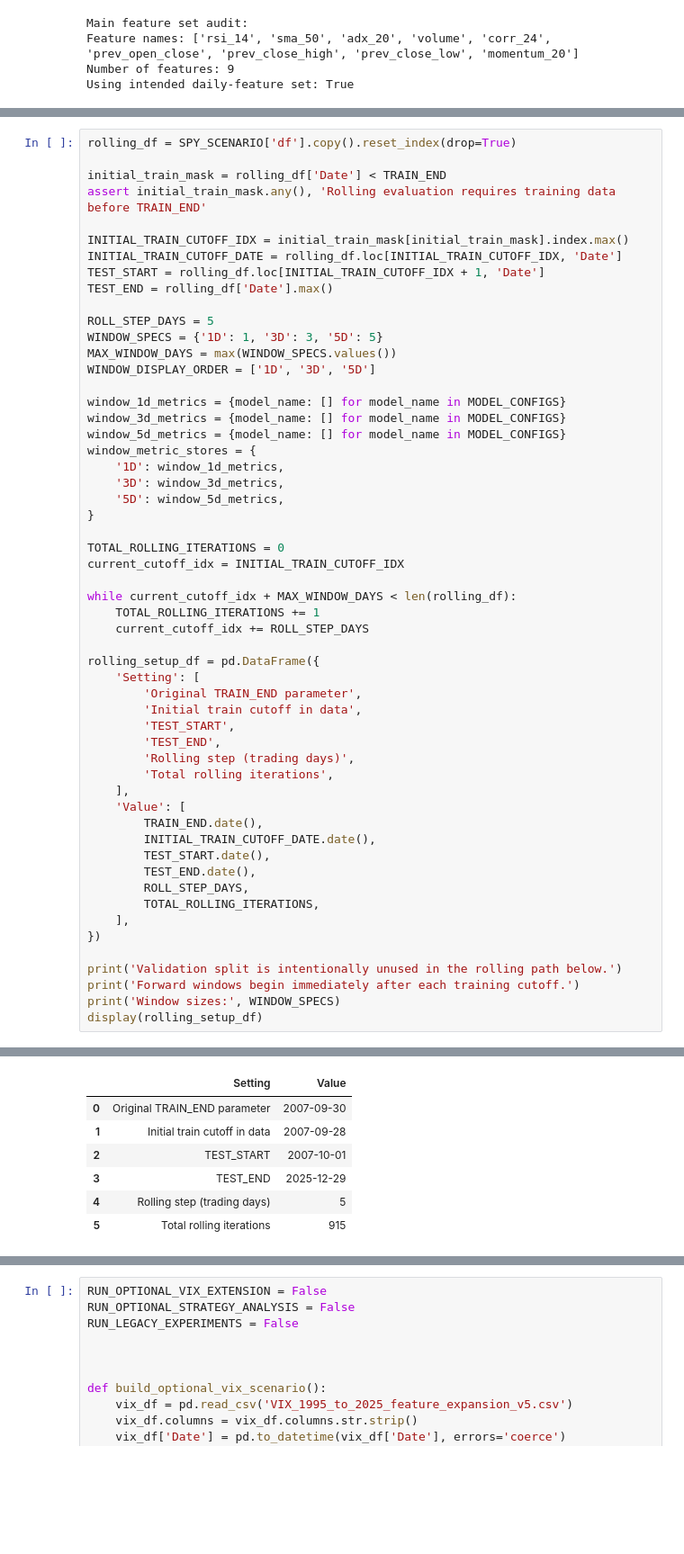
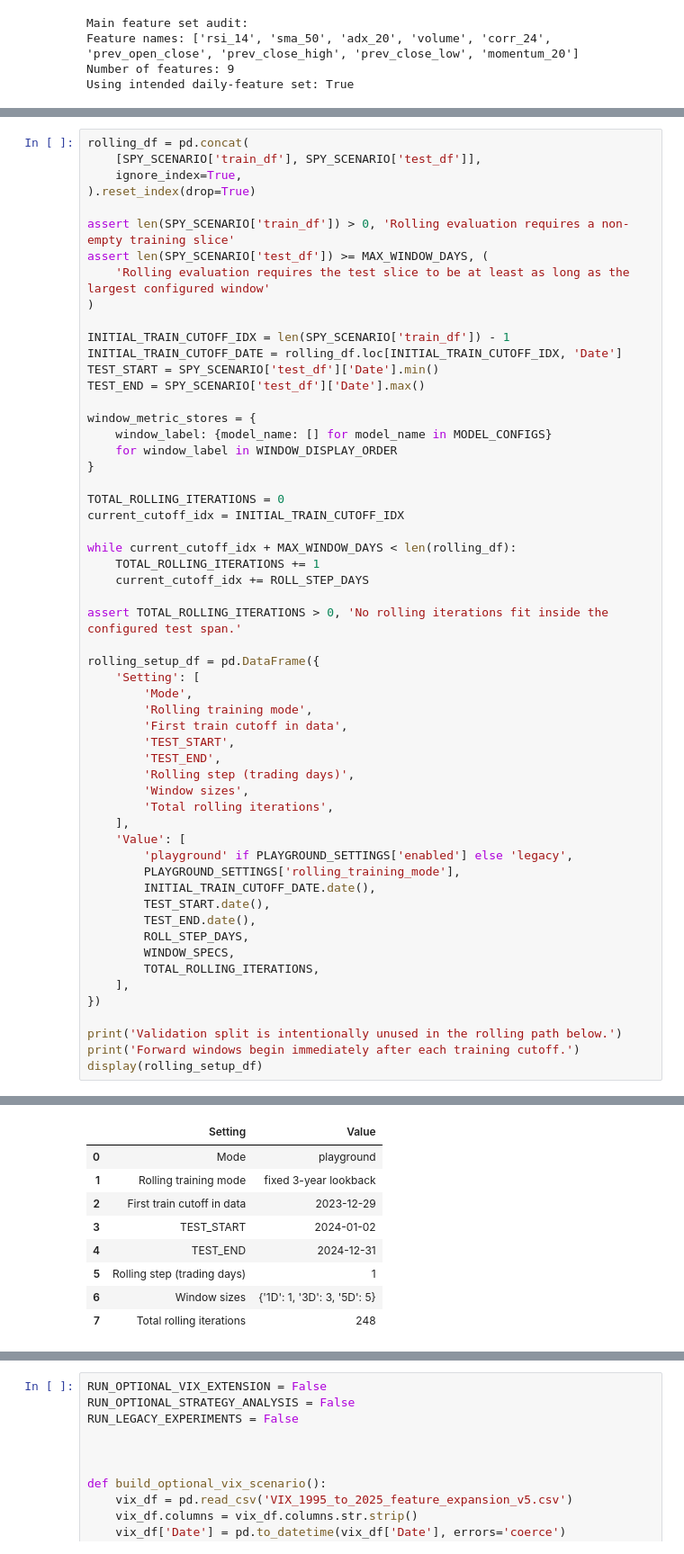
Before and after one commit to SZ330/EE344-Stock-Market-Predictor, a Jupyter notebook: SPY_Predictors_nine_features.ipynb, the cells around one changed output, grey strips where cells are left out. Shown at 90% size. Saved outputs shown, nothing was run; the diff lists cells and outputs as text; blank space fills up the shorter version.

Commit message:
Use immediate predictions over long backtests

```diff
--- a/SPY_Predictors_nine_features.ipynb
+++ b/SPY_Predictors_nine_features.ipynb
@@ -362,26 +551,22 @@ Main comparison is SPY-only and paper-inspired, not a Tesla replication.
 # %%
-rolling_df = SPY_SCENARIO['df'].copy().reset_index(drop=True)
+rolling_df = pd.concat(
+    [SPY_SCENARIO['train_df'], SPY_SCENARIO['test_df']],
+    ignore_index=True,
+).reset_index(drop=True)
 
-initial_train_mask = rolling_df['Date'] < TRAIN_END
-assert initial_train_mask.any(), 'Rolling evaluation requires training data before TRAIN_END'
+assert len(SPY_SCENARIO['train_df']) > 0, 'Rolling evaluation requires a non-empty training slice'
+assert len(SPY_SCENARIO['test_df']) >= MAX_WINDOW_DAYS, (
+    'Rolling evaluation requires the test slice to be at least as long as the largest configured window'
+)
 
-INITIAL_TRAIN_CUTOFF_IDX = initial_train_mask[initial_train_mask].index.max()
+INITIAL_TRAIN_CUTOFF_IDX = len(SPY_SCENARIO['train_df']) - 1
 INITIAL_TRAIN_CUTOFF_DATE = rolling_df.loc[INITIAL_TRAIN_CUTOFF_IDX, 'Date']
-TEST_START = rolling_df.loc[INITIAL_TRAIN_CUTOFF_IDX + 1, 'Date']
-TEST_END = rolling_df['Date'].max()
+TEST_START = SPY_SCENARIO['test_df']['Date'].min()
+TEST_END = SPY_SCENARIO['test_df']['Date'].max()
 
-ROLL_STEP_DAYS = 5
-WINDOW_SPECS = {'1D': 1, '3D': 3, '5D': 5}
-MAX_WINDOW_DAYS = max(WINDOW_SPECS.values())
-WINDOW_DISPLAY_ORDER = ['1D', '3D', '5D']
-
-window_1d_metrics = {model_name: [] for model_name in MODEL_CONFIGS}
-window_3d_metrics = {model_name: [] for model_name in MODEL_CONFIGS}
-window_5d_metrics = {model_name: [] for model_name in MODEL_CONFIGS}
 window_metric_stores = {
-    '1D': window_1d_metrics,
-    '3D': window_3d_metrics,
-    '5D': window_5d_metrics,
+    window_label: {model_name: [] for model_name in MODEL_CONFIGS}
+    for window_label in WINDOW_DISPLAY_ORDER
 }
 
 TOTAL_ROLLING_ITERATIONS = 0
@@ -391,28 +576,33 @@ while current_cutoff_idx + MAX_WINDOW_DAYS < len(rolling_df):
     TOTAL_ROLLING_ITERATIONS += 1
     current_cutoff_idx += ROLL_STEP_DAYS
 
+assert TOTAL_ROLLING_ITERATIONS > 0, 'No rolling iterations fit inside the configured test span.'
+
 rolling_setup_df = pd.DataFrame({
     'Setting': [
-        'Original TRAIN_END parameter',
-        'Initial train cutoff in data',
+        'Mode',
+        'Rolling training mode',
+        'First train cutoff in data',
         'TEST_START',
         'TEST_END',
         'Rolling step (trading days)',
+        'Window sizes',
         'Total rolling iterations',
     ],
     'Value': [
-        TRAIN_END.date(),
+        'playground' if PLAYGROUND_SETTINGS['enabled'] else 'legacy',
+        PLAYGROUND_SETTINGS['rolling_training_mode'],
         INITIAL_TRAIN_CUTOFF_DATE.date(),
         TEST_START.date(),
         TEST_END.date(),
         ROLL_STEP_DAYS,
+        WINDOW_SPECS,
         TOTAL_ROLLING_ITERATIONS,
     ],
 })
 
 print('Validation split is intentionally unused in the rolling path below.')
 print('Forward windows begin immediately after each training cutoff.')
-print('Window sizes:', WINDOW_SPECS)
 display(rolling_setup_df)
 # %% [output]
 Validation split is intentionally unused in the rolling path below.
@@ -421,7 +610,9 @@ Window sizes: {'1D': 1, '3D': 3, '5D': 5}
 |  | Setting | Value |
-| 0 | Original TRAIN_END parameter | 2007-09-30 |
-| 1 | Initial train cutoff in data | 2007-09-28 |
-| 2 | TEST_START | 2007-10-01 |
-| 3 | TEST_END | 2025-12-29 |
-| 4 | Rolling step (trading days) | 5 |
-| 5 | Total rolling iterations | 915 |
+| 0 | Mode | playground |
+| 1 | Rolling training mode | fixed 3-year lookback |
+| 2 | First train cutoff in data | 2023-12-29 |
+| 3 | TEST_START | 2024-01-02 |
+| 4 | TEST_END | 2024-12-31 |
+| 5 | Rolling step (trading days) | 1 |
+| 6 | Window sizes | {'1D': 1, '3D': 3, '5D': 5} |
+| 7 | Total rolling iterations | 248 |
```
Also changed, not shown: parts of 26 cells of this notebook.
